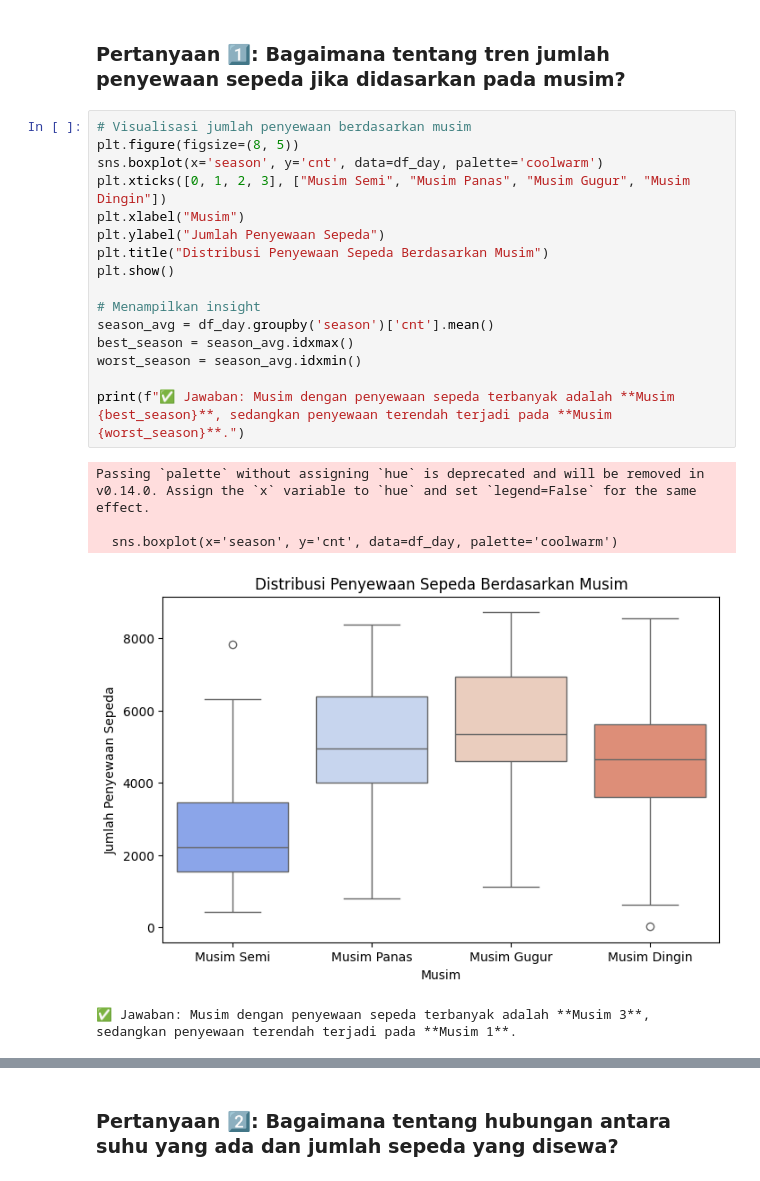
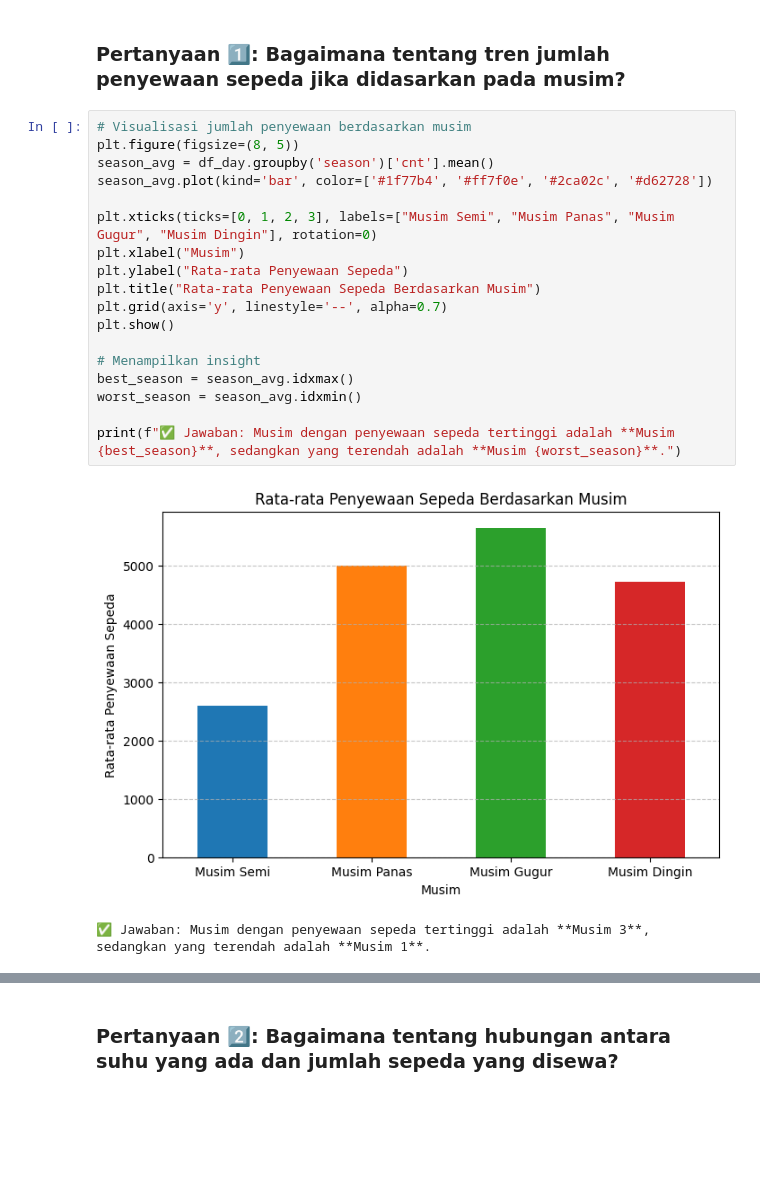
Before and after one commit to SanzDSP/bike-sharing-dashboard-streamlit, a Jupyter notebook: notebook.ipynb, the cells around one changed output, grey strips where cells are left out. Cells and saved outputs as stored; diff of their text form; blank space fills up the shorter version.

```diff
--- a/notebook.ipynb
+++ b/notebook.ipynb
@@ -461,25 +553,24 @@ Name: cnt, dtype: float64
 # %%
 # Visualisasi jumlah penyewaan berdasarkan musim
 plt.figure(figsize=(8, 5))
-sns.boxplot(x='season', y='cnt', data=df_day, palette='coolwarm')
-plt.xticks([0, 1, 2, 3], ["Musim Semi", "Musim Panas", "Musim Gugur", "Musim Dingin"])
+season_avg = df_day.groupby('season')['cnt'].mean()
+season_avg.plot(kind='bar', color=['#1f77b4', '#ff7f0e', '#2ca02c', '#d62728'])
+
+plt.xticks(ticks=[0, 1, 2, 3], labels=["Musim Semi", "Musim Panas", "Musim Gugur", "Musim Dingin"], rotation=0)
 plt.xlabel("Musim")
-plt.ylabel("Jumlah Penyewaan Sepeda")
-plt.title("Distribusi Penyewaan Sepeda Berdasarkan Musim")
+plt.ylabel("Rata-rata Penyewaan Sepeda")
+plt.title("Rata-rata Penyewaan Sepeda Berdasarkan Musim")
+plt.grid(axis='y', linestyle='--', alpha=0.7)
 plt.show()
 
 # Menampilkan insight
-season_avg = df_day.groupby('season')['cnt'].mean()
 best_season = season_avg.idxmax()
 worst_season = season_avg.idxmin()
 
-print(f"✅ Jawaban: Musim dengan penyewaan sepeda terbanyak adalah **Musim {best_season}**, sedangkan penyewaan terendah terjadi pada **Musim {worst_season}**.")
+print(f"✅ Jawaban: Musim dengan penyewaan sepeda tertinggi adalah **Musim {best_season}**, sedangkan yang terendah adalah **Musim {worst_season}**.")
 # %% [output]
+[figure, new version]
-Passing `palette` without assigning `hue` is deprecated and will be removed in v0.14.0. Assign the `x` variable to `hue` and set `legend=False` for the same effect.
-
-  sns.boxplot(x='season', y='cnt', data=df_day, palette='coolwarm')
+✅ Jawaban: Musim dengan penyewaan sepeda tertinggi adalah **Musim 3**, sedangkan yang terendah adalah **Musim 1**.
-[figure, old version]
-✅ Jawaban: Musim dengan penyewaan sepeda terbanyak adalah **Musim 3**, sedangkan penyewaan terendah terjadi pada **Musim 1**.
 # %% [markdown]
 **Insight:**
 - Penyewaan sepeda cenderung lebih tinggi di musim gugur disusul musim panas, kemungkinan karena cuaca yang lebih mendukung.
```
Also changed, not shown: parts of 81 cells of this notebook.
